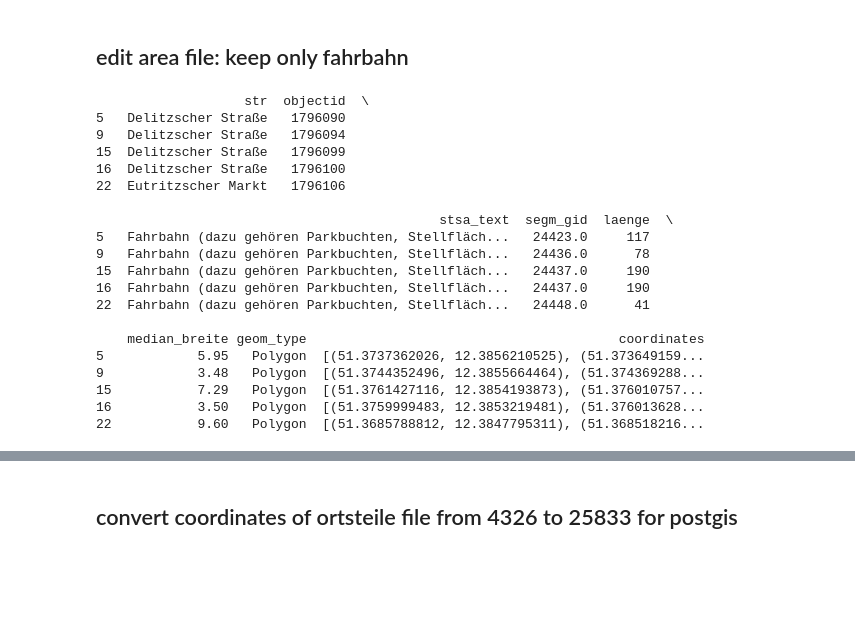
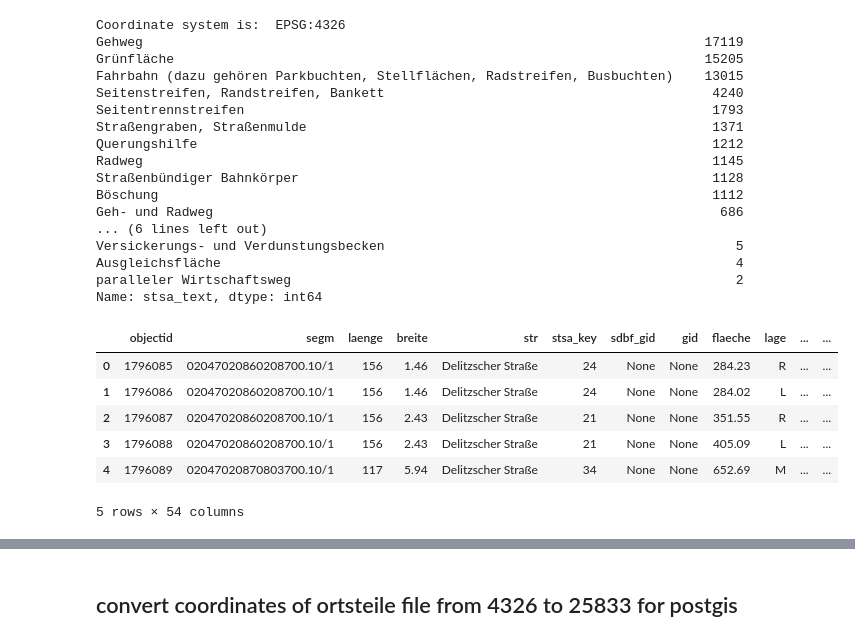
Before and after one commit to aruscha-k/roadside-car-detection, a Jupyter notebook: python-scripts/0_data_sighting_preprocessing.ipynb, the cells around one changed output, grey strips where cells are left out. Cells and saved outputs as stored; diff of their text form; code cells hidden in the pictures; blank space fills up the shorter version.

```diff
--- a/python-scripts/0_data_sighting_preprocessing.ipynb
+++ b/python-scripts/0_data_sighting_preprocessing.ipynb
@@ -321,39 +288,30 @@ with open("/Users/aruscha/Documents/cut-parkplatz-neu/datasets/complete/2021_12_
-# %% [markdown]
-## edit area file: keep only fahrbahn
-# %%
-with open(area_file_merged, "rb") as f2:
-    area_json = json.load(f2)
-area_df = extract_area_data(area_json)
-area_df= area_df.loc[area_df['stsa_text'].str.contains("Fahrbahn")]
-print(area_df.head())
-
-feature_list = write_area_to_Json(area_df)
-json_area_new = {
-	"type" : "FeatureCollection",
-	"name" : "vta_verkehrsflaechen_breite_20230504",
-    "features": feature_list }
-
-# Write the normalized DataFrame back to a JSON file
-with open("/Users/aruscha/Documents/cut-parkplatz-neu/datasets/complete/leipzig_verkehrsflaechen_breite_gdi_merged_20230504_CLEANED.json", 'w', encoding="utf-8") as f2:
-    json.dump(json_area_new, f2, ensure_ascii=False)
-# %% [output]
-                   str  objectid  \
-5   Delitzscher Straße   1796090
-9   Delitzscher Straße   1796094
-15  Delitzscher Straße   1796099
-16  Delitzscher Straße   1796100
-22  Eutritzscher Markt   1796106
-
-                                            stsa_text  segm_gid  laenge  \
-5   Fahrbahn (dazu gehören Parkbuchten, Stellfläch...   24423.0     117
-9   Fahrbahn (dazu gehören Parkbuchten, Stellfläch...   24436.0      78
-15  Fahrbahn (dazu gehören Parkbuchten, Stellfläch...   24437.0     190
-16  Fahrbahn (dazu gehören Parkbuchten, Stellfläch...   24437.0     190
-22  Fahrbahn (dazu gehören Parkbuchten, Stellfläch...   24448.0      41
-
-    median_breite geom_type                                        coordinates
-5            5.95   Polygon  [(51.3737362026, 12.3856210525), (51.373649159...
-9            3.48   Polygon  [(51.3744352496, 12.3855664464), (51.374369288...
-15           7.29   Polygon  [(51.3761427116, 12.3854193873), (51.376010757...
-16           3.50   Polygon  [(51.3759999483, 12.3853219481), (51.376013628...
-22           9.60   Polygon  [(51.3685788812, 12.3847795311), (51.368518216...
+# %%
+area_gdf = gpd.read_file(area_file_merged, driver="GeoJSON")
+print("Coordinate system is: ",area_gdf.crs)
+print(area_gdf['stsa_text'].value_counts())
+area_gdf.head()
+# %% [output]
+Coordinate system is:  EPSG:4326
+Gehweg                                                                        17119
+Grünfläche                                                                    15205
+Fahrbahn (dazu gehören Parkbuchten, Stellflächen, Radstreifen, Busbuchten)    13015
+Seitenstreifen, Randstreifen, Bankett                                          4240
+Seitentrennstreifen                                                            1793
+Straßengraben, Straßenmulde                                                    1371
+Querungshilfe                                                                  1212
+Radweg                                                                         1145
+Straßenbündiger Bahnkörper                                                     1128
+Böschung                                                                       1112
+Geh- und Radweg                                                                 686
+... (6 lines left out)
+Versickerungs- und Verdunstungsbecken                                             5
+Ausgleichsfläche                                                                  4
+paralleler Wirtschaftsweg                                                         2
+Name: stsa_text, dtype: int64
+|  | objectid | segm | laenge | breite | str | stsa_key | sdbf_gid | gid | flaeche | lage | ... | ... |
+| 0 | 1796085 | 02047020860208700.10/1 | 156 | 1.46 | Delitzscher Straße | 24 | None | None | 284.23 | R | ... | ... |
+| 1 | 1796086 | 02047020860208700.10/1 | 156 | 1.46 | Delitzscher Straße | 24 | None | None | 284.02 | L | ... | ... |
+| 2 | 1796087 | 02047020860208700.10/1 | 156 | 2.43 | Delitzscher Straße | 21 | None | None | 351.55 | R | ... | ... |
+| 3 | 1796088 | 02047020860208700.10/1 | 156 | 2.43 | Delitzscher Straße | 21 | None | None | 405.09 | L | ... | ... |
+| 4 | 1796089 | 02047020870803700.10/1 | 117 | 5.94 | Delitzscher Straße | 34 | None | None | 652.69 | M | ... | ... |
+5 rows × 54 columns
```
Also changed, not shown: parts of 36 cells of this notebook.
